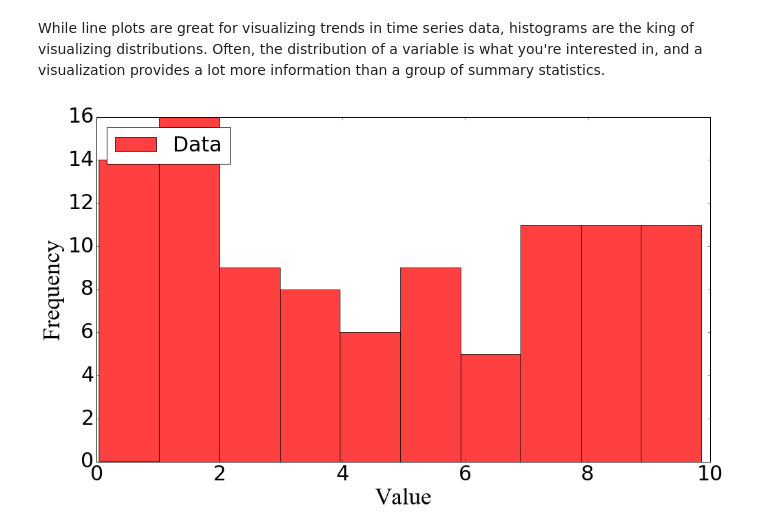
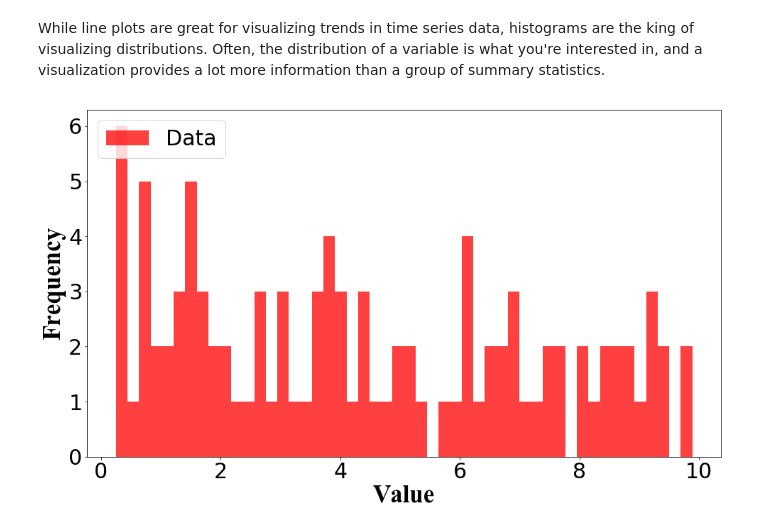
Before and after one commit to brandonbm00/CodingTemplePythonDataScience, a Jupyter notebook: Introduction to Data Science.ipynb, the cells around one changed output. Saved outputs shown, nothing was run; the diff lists cells and outputs as text; code cells hidden in the pictures.

```diff
--- a/Introduction to Data Science.ipynb
+++ b/Introduction to Data Science.ipynb
@@ -1023,15 +1186,15 @@ While line plots are great for visualizing trends in time series data, histogram
 # %%
 fig, ax = plt.subplots(figsize=(16,9))
 data = np.random.uniform(0,10,100)
-plt.hist(data, label='Data', color='r', alpha=0.75)
+plt.hist(data, bins=50, label='Data', color='r', alpha=0.75)
 plt.xticks(fontsize=30)
 plt.yticks(fontsize=30)
 plt.xlabel('Value', fontname='Times New Roman', fontsize=35)
 plt.ylabel('Frequency', fontname='Times New Roman', fontsize=35)
 plt.legend(loc='upper left', fontsize=30)
 plt.show()
 # %% [output]
-[figure, old version]
+[figure, new version]
 # %%
 mystery_df = make_mystery_dataframe()
 mystery_df.head()
```
Also changed, not shown: parts of 67 cells of this notebook, 1 other file.
